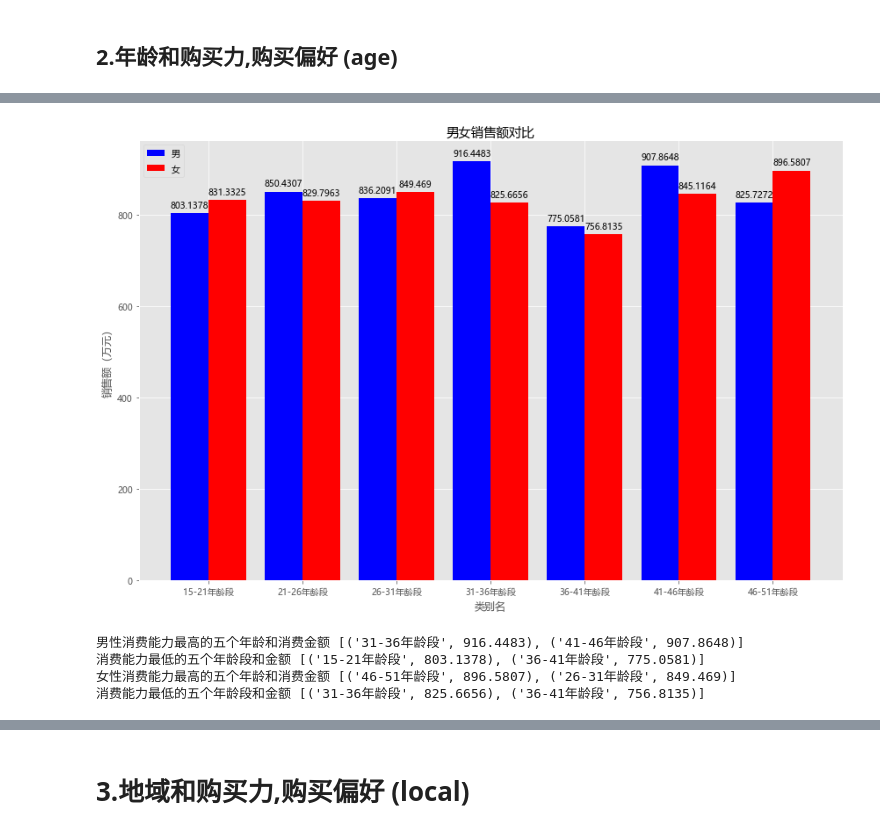
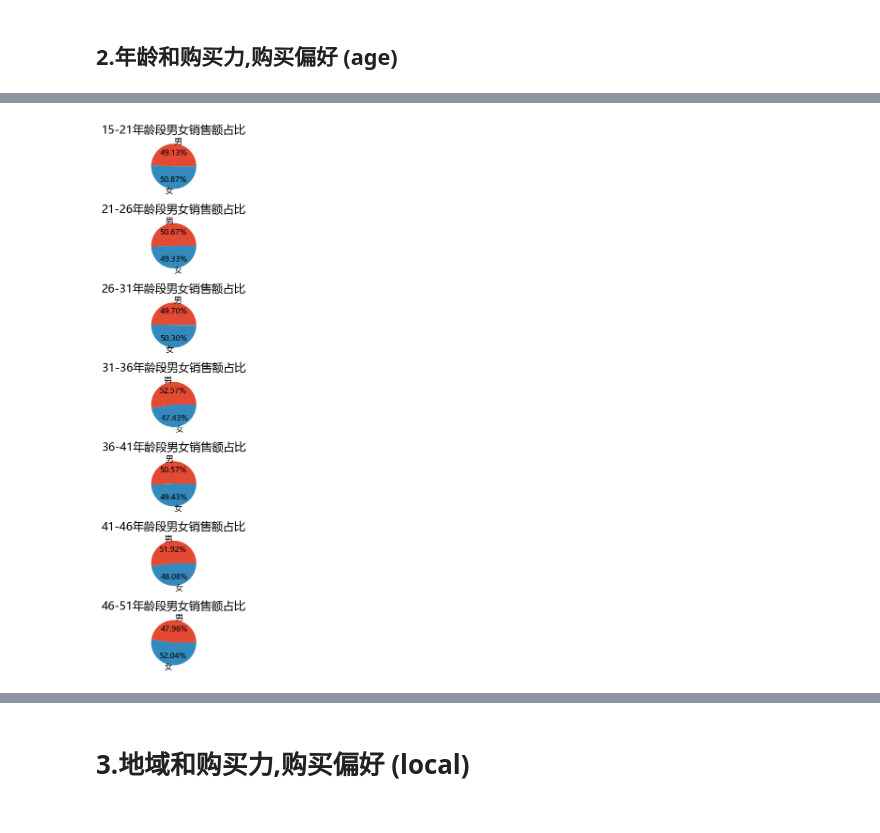
Before and after one commit to gcm1994002/work, a Jupyter notebook: 电商数据分析1.ipynb, the cells around one changed output, grey strips where cells are left out. Saved outputs shown, nothing was run; the diff lists cells and outputs as text; code cells hidden in the pictures.

```diff
--- a/电商数据分析1.ipynb
+++ b/电商数据分析1.ipynb
@@ -800,9 +814,9 @@ def check_grade_frist(order_day,frist_):  # order_day,frist_,today,last_day,roll
     else:
         return 0
 
-def check_grade_lost(today,finaly_):
+def check_grade_lost(today,finaly_,order_day):
     days_difference = (today - finaly_ ).days
-    if days_difference >= 60:  #
+    if days_difference >= 60 and finaly_ == order_day:  #
         return  '流失用户'
 
     elif days_difference >= 30: #
@@ -836,7 +850,7 @@ user_life_time_table['活跃标签'] = user_life_time_table.apply(
     lambda x: check_grade_finaly(x['last_order']),axis=1)
 
 user_life_time_table['活跃程度—流失情况'] = user_life_time_table.apply(
-    lambda x: check_grade_lost(x['today'],x['finaly_']),axis=1)
+    lambda x: check_grade_lost(x['today'],x['finaly_'],x['order_day']),axis=1)
 # %% [markdown]
 # 用户行为的时间分布
 # %%
@@ -1240,12 +1244,12 @@ x = np.arange(len(x1))
 width = 0.4
 
 fig, ax = plt.subplots(figsize=(12, 8))
-
-rects1 = ax.bar(x - width / 2, y1, width, label='男',color = 'b')
-rects2 = ax.bar(x + width / 2, y2, width, label='女',color = 'r')
+# 绘制折线图
+line1 = ax.plot(x, y1, label='男', color='b')
+line2 = ax.plot(x, y2, label='女', color='r')
 
 # 设置图形属性
-ax.set_xlabel('类别名')
+ax.set_xlabel('年龄')
 ax.set_ylabel('消费额（百万元）')
 ax.set_title('各年龄段男女消费能力对比')
 ax.set_xticks(x)
@@ -1255,5 +1259,5 @@ ax.legend()
 plt.tight_layout()
 plt.show()
 
-lis1 = {k:v for k,v in zip(x1,y1)}
-lis2 = {k:v for k,v in zip(x2,y2)}
+lis1 = {k: v for k, v in zip(x1, y1)}
+lis2 = {k: v for k, v in zip(x2, y2)}
@@ -1320,51 +1337,19 @@ df3_temp
 # %%
 # 购买偏好
 df3_temp = df3.groupby(['sex','age_label'])['price'].sum().astype(int).sort_values().unstack(level=0)
+lis = ['15-21年龄段','21-26年龄段','26-31年龄段','31-36年龄段','36-41年龄段','41-46年龄段','46-51年龄段']
+fig, ax, = plt.subplots(len(lis), 1, figsize=(20, 10),dpi = 120)
 
-a = df3_temp['男']
-b = df3_temp['女']
-a1 = {k: v / 10000 for k, v in a.items()}
-b1 = {k: v / 10000 for k, v in b.items()}
+for j in range(len(lis)):
+    a = [df3_temp['男'][lis[j]], df3_temp['女'][lis[j]]]
+    a1 = [i/sum(a) for i in a]
+    b1 = ['男','女']
 
-x1 = list(a1.keys())
-y1 = list(a1.values())
-x2 = list(b1.keys())
-y2 = list(b1.values())
-
-x = np.arange(len(x1))
-width = 0.4
-
-fig, ax = plt.subplots(figsize=(12, 8))
-
-rects1 = ax.bar(x - width / 2, y1, width, label='男',color = 'b')
-rects2 = ax.bar(x + width / 2, y2, width, label='女',color = 'r')
-
-# 设置图形属性
-ax.set_xlabel('类别名')
-ax.set_ylabel('销售额（万元）')
-ax.set_title('男女销售额对比')
-ax.set_xticks(x)
-ax.set_xticklabels(x1)
-ax.legend()
-
-for rect in rects1 + rects2:
-    height = rect.get_height()
-    ax.annotate(f'{height}', xy=(rect.get_x() + rect.get_width() / 2, height),
-                xytext=(0, 3), textcoords='offset points',
-                ha='center', va='bottom')
+    ax[j].pie(a1,labels=b1,autopct='%1.2f%%')
+    ax[j].set_title(f'{lis[j]}男女销售额占比')
 
 plt.tight_layout()
 plt.show()
-
-a2 = sorted(list(a1.items()),key=lambda x: x[1],reverse =True)
-print('男性消费能力最高的五个年龄和消费金额',a2[:2],'\n消费能力最低的五个年龄段和金额',a2[-2:])
-
-a3 = sorted(list(b1.items()),key=lambda x: x[1],reverse =True)
-print('女性消费能力最高的五个年龄和消费金额',a3[:2],'\n消费能力最低的五个年龄段和金额',a3[-2:])
 # %% [output]
-[figure, old version]
+[figure, new version]
-男性消费能力最高的五个年龄和消费金额 [('31-36年龄段', 916.4483), ('41-46年龄段', 907.8648)]
-消费能力最低的五个年龄段和金额 [('15-21年龄段', 803.1378), ('36-41年龄段', 775.0581)]
-女性消费能力最高的五个年龄和消费金额 [('46-51年龄段', 896.5807), ('26-31年龄段', 849.469)]
-消费能力最低的五个年龄段和金额 [('31-36年龄段', 825.6656), ('36-41年龄段', 756.8135)]
 # %% [markdown]
```
Also changed, not shown: parts of 50 cells of this notebook.
